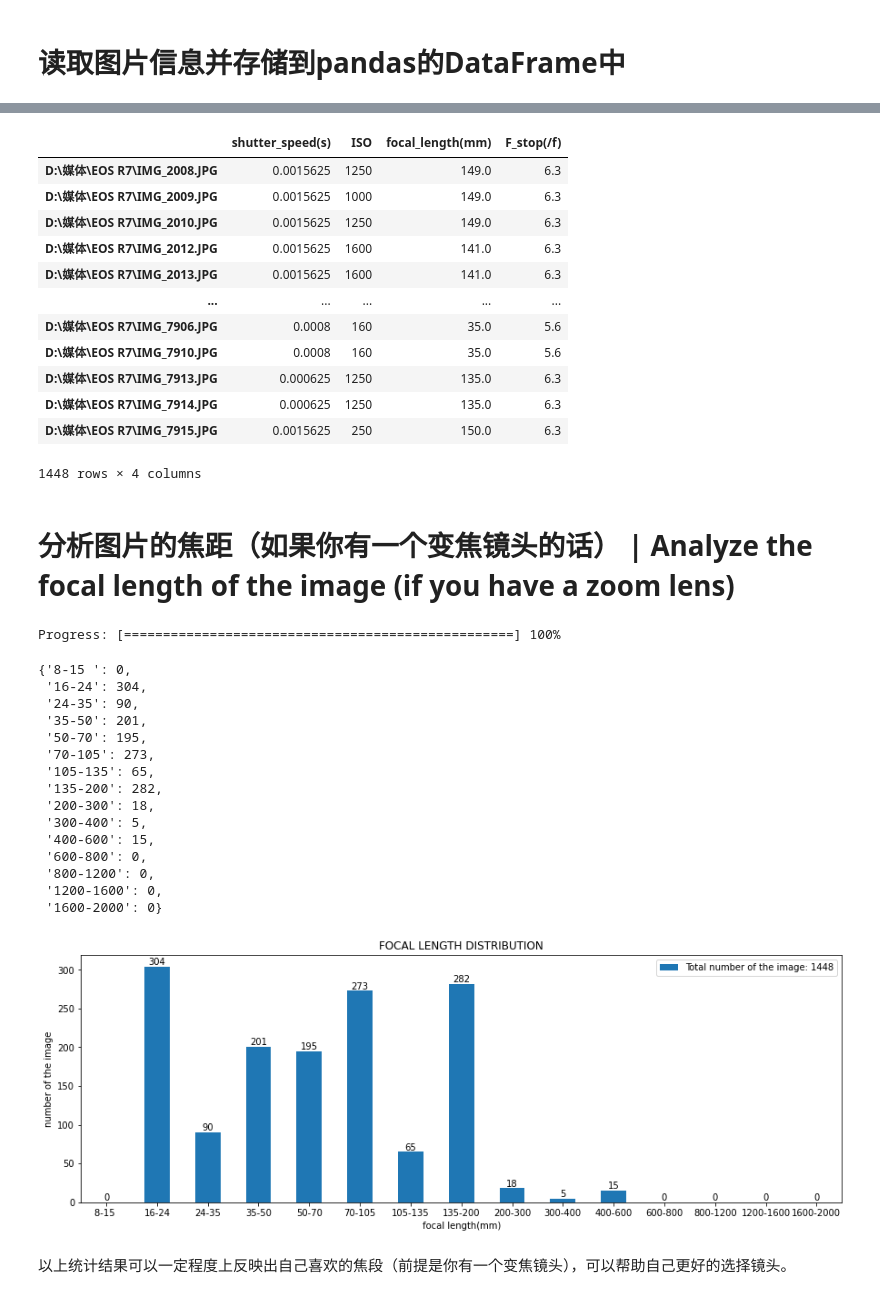
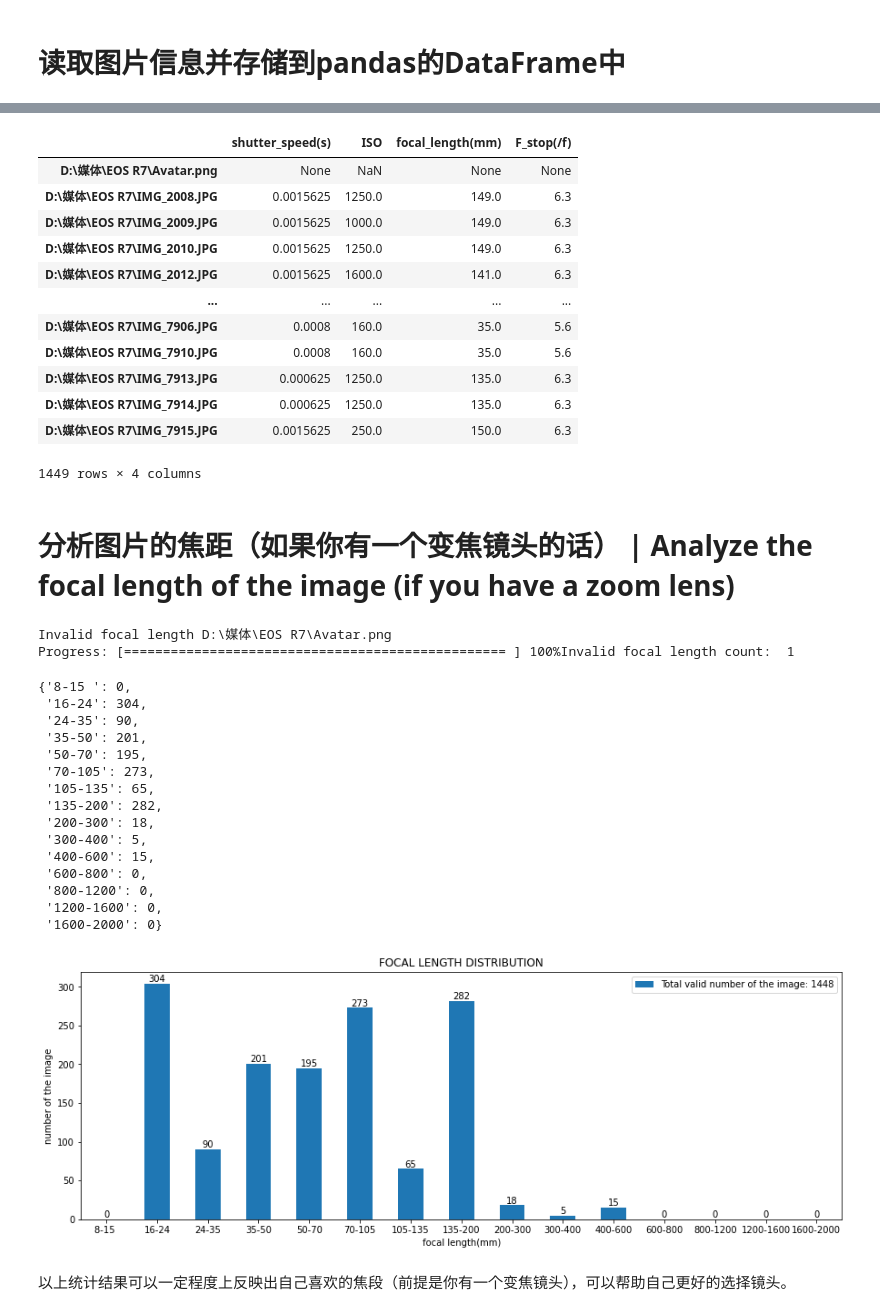
Before and after one commit to Lizhenghe-Chen/Camera-Parameter-Statistics, a Jupyter notebook: Camera parameter analysis.ipynb, the cells around one changed output, grey strips where cells are left out. Drawn from its saved outputs; the diff is of its cells as text; code cells hidden in the pictures.

```diff
--- a/Camera parameter analysis.ipynb
+++ b/Camera parameter analysis.ipynb
@@ -22,10 +22,10 @@ jpg_path_list = []
 TOTAL_SIZE = 0
 for root, dirs, files in os.walk(file_path):
     for file in files:
-        if file.endswith(file_type_A):
+        if file.endswith(file_type_A) or file.endswith(file_type_a):
             jpg_path_list.append(os.path.join(root, file))
 # print the size of the list
 TOTAL_SIZE = len(jpg_path_list)
 print("The number of the image file is: ", TOTAL_SIZE)
-print(jpg_path_list[ 0: 5])
+print(jpg_path_list[0:5])
 # %% [output]
@@ -40,7 +40,12 @@ def get_focal_length(image_path):
     :param image_path: the path of the image
     :return: the focal length of the image
     """
-    focal_length = Image.open(image_path)._getexif()[37386]
+    try:
+        focal_length = Image.open(image_path)._getexif()[37386]
+    except:
+        print("Error image, may not have focal length", image_path)
+        return
+
     return focal_length
 
 
@@ -50,7 +55,11 @@ def get_F_stop(image_path):
     :param image_path: the path of the image
     :return: the F-stop of the image
     """
-    F_stop = Image.open(image_path)._getexif()[33437]
+    try:
+        F_stop = Image.open(image_path)._getexif()[33437]
+    except:
+        print("Error image, may not have F-stop", image_path)
+        return
     return F_stop
 
 
@@ -60,7 +69,11 @@ def get_ISO(image_path):
     :param image_path: the path of the image
     :return: the ISO of the image
     """
-    ISO = Image.open(image_path)._getexif()[34855]
+    try:
+        ISO = Image.open(image_path)._getexif()[34855]
+    except:
+        print("Error image, may not have ISO", image_path)
+        return
     return ISO
 
 
@@ -70,7 +83,11 @@ def get_shutter_speed(image_path):
     :param image_path: the path of the image
     :return: the shutter speed of the image
     """
-    shutter_speed = Image.open(image_path)._getexif()[33434]
+    try:
+        shutter_speed = Image.open(image_path)._getexif()[33434]
+    except:
+        print("Error image, may not have shutter speed", image_path)
+        return
     return shutter_speed
 
 
@@ -118,18 +139,18 @@ images_df = pd.DataFrame(data, index=jpg_path_list)
 images_df
 # %% [output]
 |  | shutter_speed(s) | ISO | focal_length(mm) | F_stop(/f) |
-| D:\媒体\EOS R7\IMG_2008.JPG | 0.0015625 | 1250 | 149.0 | 6.3 |
-| D:\媒体\EOS R7\IMG_2009.JPG | 0.0015625 | 1000 | 149.0 | 6.3 |
-| D:\媒体\EOS R7\IMG_2010.JPG | 0.0015625 | 1250 | 149.0 | 6.3 |
-| D:\媒体\EOS R7\IMG_2012.JPG | 0.0015625 | 1600 | 141.0 | 6.3 |
-| D:\媒体\EOS R7\IMG_2013.JPG | 0.0015625 | 1600 | 141.0 | 6.3 |
+| D:\媒体\EOS R7\Avatar.png | None | NaN | None | None |
+| D:\媒体\EOS R7\IMG_2008.JPG | 0.0015625 | 1250.0 | 149.0 | 6.3 |
+| D:\媒体\EOS R7\IMG_2009.JPG | 0.0015625 | 1000.0 | 149.0 | 6.3 |
+| D:\媒体\EOS R7\IMG_2010.JPG | 0.0015625 | 1250.0 | 149.0 | 6.3 |
+| D:\媒体\EOS R7\IMG_2012.JPG | 0.0015625 | 1600.0 | 141.0 | 6.3 |
 | ... | ... | ... | ... | ... |
-| D:\媒体\EOS R7\IMG_7906.JPG | 0.0008 | 160 | 35.0 | 5.6 |
-| D:\媒体\EOS R7\IMG_7910.JPG | 0.0008 | 160 | 35.0 | 5.6 |
-| D:\媒体\EOS R7\IMG_7913.JPG | 0.000625 | 1250 | 135.0 | 6.3 |
-| D:\媒体\EOS R7\IMG_7914.JPG | 0.000625 | 1250 | 135.0 | 6.3 |
-| D:\媒体\EOS R7\IMG_7915.JPG | 0.0015625 | 250 | 150.0 | 6.3 |
+| D:\媒体\EOS R7\IMG_7906.JPG | 0.0008 | 160.0 | 35.0 | 5.6 |
+| D:\媒体\EOS R7\IMG_7910.JPG | 0.0008 | 160.0 | 35.0 | 5.6 |
+| D:\媒体\EOS R7\IMG_7913.JPG | 0.000625 | 1250.0 | 135.0 | 6.3 |
+| D:\媒体\EOS R7\IMG_7914.JPG | 0.000625 | 1250.0 | 135.0 | 6.3 |
+| D:\媒体\EOS R7\IMG_7915.JPG | 0.0015625 | 250.0 | 150.0 | 6.3 |
-1448 rows × 4 columns
+1449 rows × 4 columns
 # %% [markdown]
 # 分析图片的焦距（如果你有一个变焦镜头的话） | Analyze the focal length of the image (if you have a zoom lens)
 # %%
@@ -155,9 +176,14 @@ focal_length_dict = {
 
 def count_focal_length(df, dict):
     progress = 0
+    invalid_count = 0
     # get all
     for index, row in df.iterrows():
         focal_length = row["focal_length(mm)"]
+        if focal_length is None:
+            invalid_count += 1
+            print("Invalid focal length", index)
+            continue
         if focal_length < 15:
             dict["8-15 "] += 1
         elif focal_length < 25:
@@ -190,12 +216,15 @@ def count_focal_length(df, dict):
             dict["1600-2000"] += 1
         progress += 1
         print_progress(progress, len(df))
+    return invalid_count
 
 
-count_focal_length(images_df, focal_length_dict)
+invalid_count = count_focal_length(images_df, focal_length_dict)
+print("Invalid focal length count: ", invalid_count)
 focal_length_dict
 # %% [output]
-Progress: [==================================================] 100%
+Invalid focal length D:\媒体\EOS R7\Avatar.png
+Progress: [================================================= ] 100%Invalid focal length count:  1
 {'8-15 ': 0,
  '16-24': 304,
  '24-35': 90,
@@ -214,17 +243,17 @@ Progress: [==================================================] 100%
 # %%
 #以柱状图的形式展示焦段字典，plot标题为照片总数，y轴为焦段，x轴为照片数量，并在每个柱状图上显示照片数量
 plt.figure(figsize=(15, 5))
 focal_length_series = pd.Series(focal_length_dict)
 focal_length_series.plot(kind="bar", title=str.upper("focal length distribution"))
 for x, y in enumerate(focal_length_series):
     plt.text(x, y, "%s" % y, ha="center", va="bottom")
-plt.legend(["Total number of the image: " + str(TOTAL_SIZE)])
+plt.legend(["Total valid number of the image: " + str(TOTAL_SIZE- invalid_count)])
 plt.xticks(rotation=0)
 plt.xlabel("focal length(mm)")
 plt.ylabel("number of the image")
 plt.show(block=False)
 # %% [output]
-[figure, old version]
+[figure, new version]
 # %% [markdown]
 以上统计结果可以一定程度上反映出自己喜欢的焦段（前提是你有一个变焦镜头），可以帮助自己更好的选择镜头。
 # %% [markdown]
```
Also changed, not shown: parts of 6 cells of this notebook, 1 other file.
